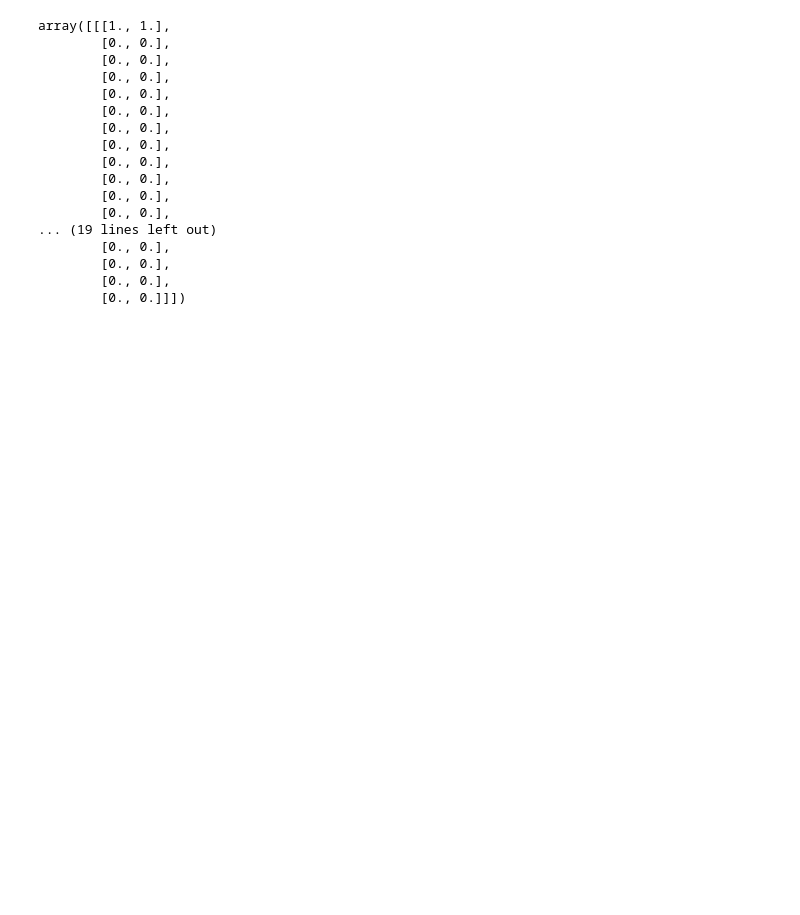
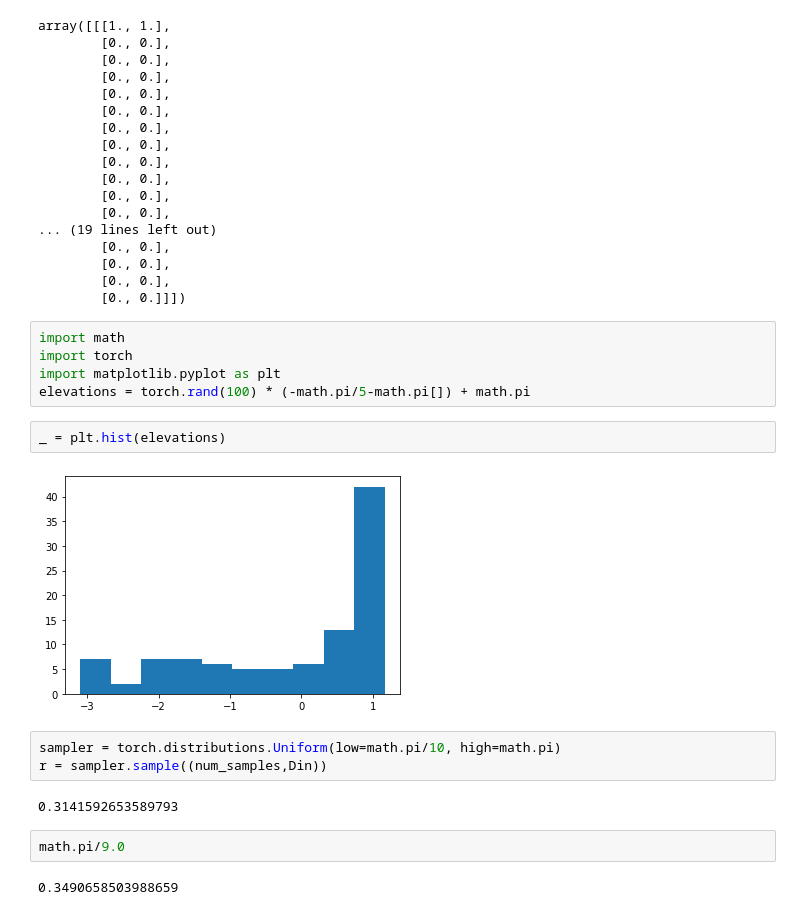
Before and after one commit to bsridatta/HPE3D, a Jupyter notebook: notebooks/analyze.ipynb, the cells around one changed output. Cells and saved outputs as stored; diff of their text form; blank space fills up the shorter version.

```diff
--- a/notebooks/analyze.ipynb
+++ b/notebooks/analyze.ipynb
@@ -414,3 +414,21 @@ array([[[1., 1.],
         [0., 0.],
         [0., 0.],
         [0., 0.]]])
+# %%
+import math
+import torch
+import matplotlib.pyplot as plt
+elevations = torch.rand(100) * (-math.pi/5-math.pi[]) + math.pi
+# %%
+_ = plt.hist(elevations)
+# %% [output]
+[figure, added]
+# %%
+sampler = torch.distributions.Uniform(low=math.pi/10, high=math.pi)
+r = sampler.sample((num_samples,Din))
+# %% [output]
+0.3141592653589793
+# %%
+math.pi/9.0
+# %% [output]
+0.3490658503988659
```
Also changed, not shown: 5 other files.
